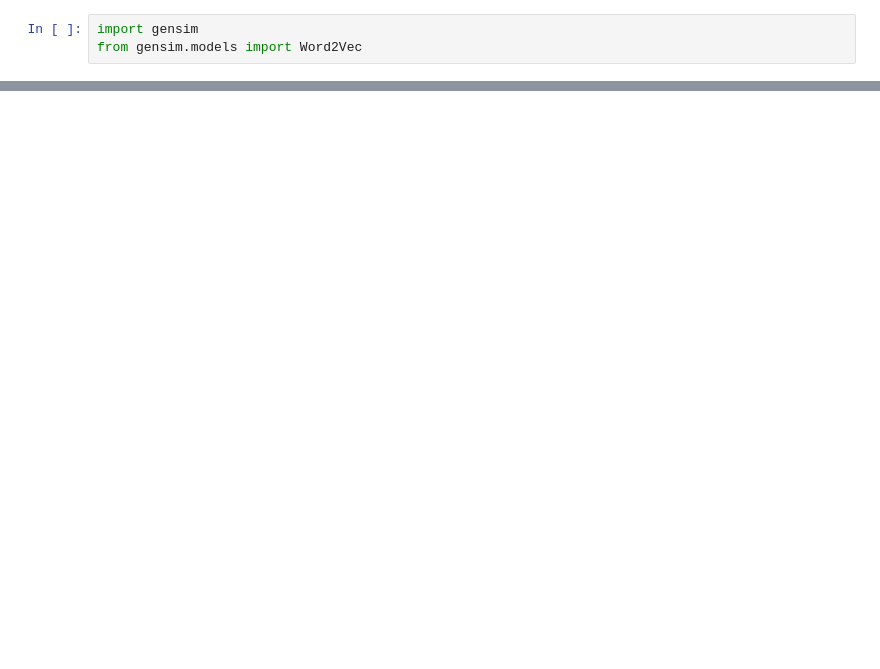
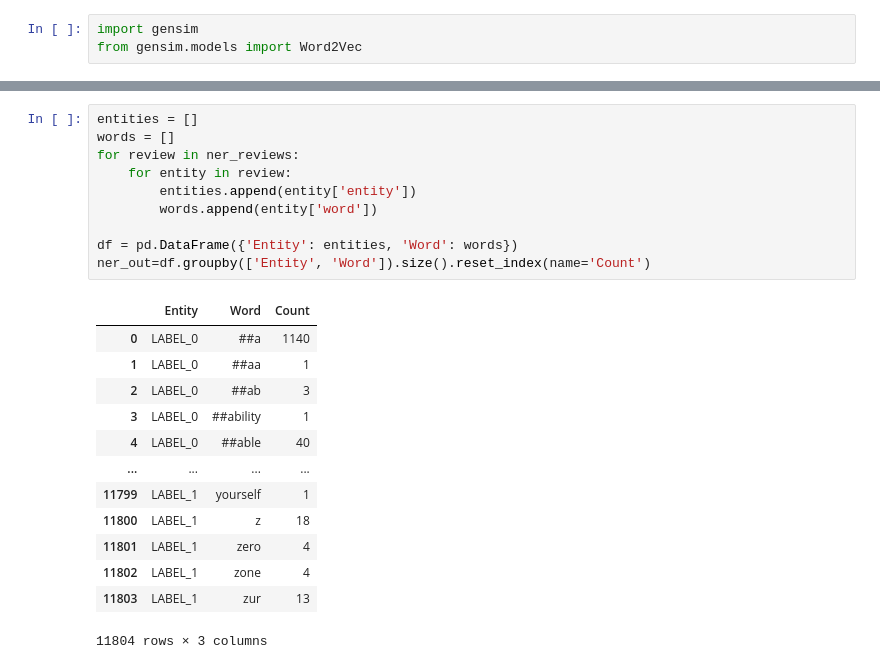
Before and after one commit to aditya2695/Customer-Reviews-Analysis, a Jupyter notebook: topic_model2.ipynb, the cells around one changed output, grey strips where cells are left out. Cells and saved outputs as stored; diff of their text form; blank space fills up the shorter version.

```diff
--- a/topic_model2.ipynb
+++ b/topic_model2.ipynb
@@ -364,0 +522,24 @@ Topic 10:
+# %%
+entities = []
+words = []
+for review in ner_reviews:
+    for entity in review:
+        entities.append(entity['entity'])
+        words.append(entity['word'])
+
+df = pd.DataFrame({'Entity': entities, 'Word': words})
+ner_out=df.groupby(['Entity', 'Word']).size().reset_index(name='Count')
+# %% [output]
+|  | Entity | Word | Count |
+| 0 | LABEL_0 | ##a | 1140 |
+| 1 | LABEL_0 | ##aa | 1 |
+| 2 | LABEL_0 | ##ab | 3 |
+| 3 | LABEL_0 | ##ability | 1 |
+| 4 | LABEL_0 | ##able | 40 |
+| ... | ... | ... | ... |
+| 11799 | LABEL_1 | yourself | 1 |
+| 11800 | LABEL_1 | z | 18 |
+| 11801 | LABEL_1 | zero | 4 |
+| 11802 | LABEL_1 | zone | 4 |
+| 11803 | LABEL_1 | zur | 13 |
+11804 rows × 3 columns
```
Also changed, not shown: parts of 13 cells of this notebook.
